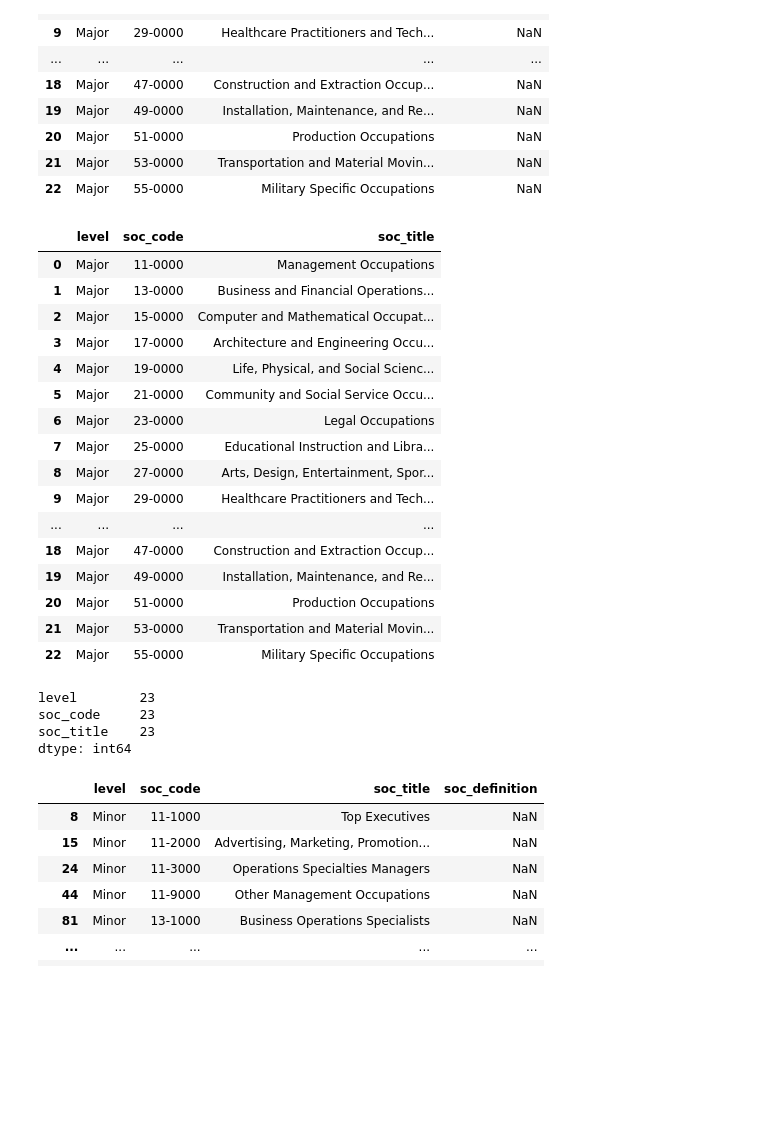
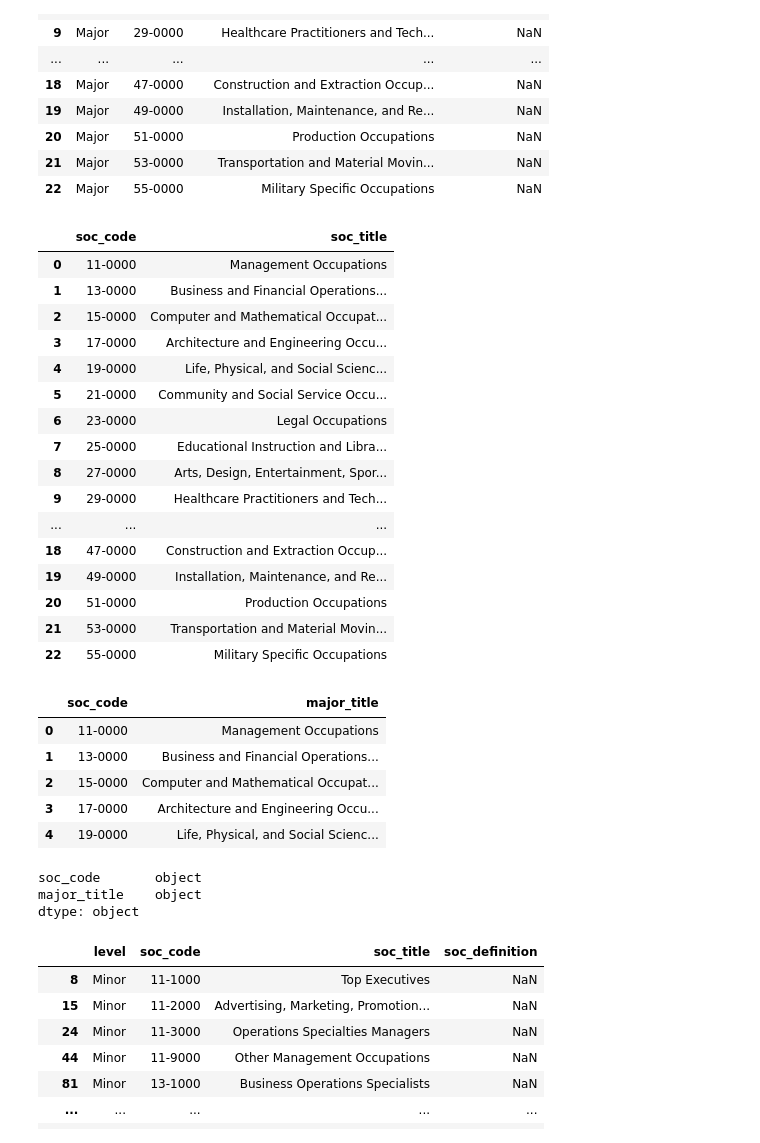
Before and after one commit to GGGOJO/ETL_project, a Jupyter notebook: ETL_Project.ipynb, the cells around one changed output. Cells and saved outputs as stored; diff of their text form; code cells hidden in the pictures; blank space fills up the shorter version.

```diff
--- a/ETL_Project.ipynb
+++ b/ETL_Project.ipynb
@@ -19,10 +20,13 @@ downloaded March 14, 2021 |
 1,447 records
 # %%
 import pandas as pd
+import numpy as np
+import sqlalchemy
+from sqlalchemy import create_engine
 
-# File to Load (Remember to Change These According to the Path)
-# Read School and Student Data File and store into Pandas DataFrames
-soc_df = pd.read_excel('./Week12_ETL_Activities/Resources/soc_2018_definitions.xlsx')
+# EXTRACT: a file into jupyter notebook (Remember to Change These According to the Path)
+# Read soc data file and store into Pandas DataFrames
+soc_df = pd.read_excel('./Resources/soc_2018_definitions.xlsx')
 
 soc_df.head(30)
 # %% [output]
@@ -138,32 +147,43 @@ major_soc_df
 | 20 | Major | 51-0000 | Production Occupations | NaN |
 | 21 | Major | 53-0000 | Transportation and Material Movin... | NaN |
 | 22 | Major | 55-0000 | Military Specific Occupations | NaN |
+# %%
+# MAJOR DATAFRAME
+# Drop this column because it's all NaN
+major_soc_df = major_soc_df.drop(columns = {'soc_definition', 'level'})
+major_soc_df
+# %% [output]
+|  | soc_code | soc_title |
+| 0 | 11-0000 | Management Occupations |
+| 1 | 13-0000 | Business and Financial Operations... |
+| 2 | 15-0000 | Computer and Mathematical Occupat... |
+| 3 | 17-0000 | Architecture and Engineering Occu... |
+| 4 | 19-0000 | Life, Physical, and Social Scienc... |
+| 5 | 21-0000 | Community and Social Service Occu... |
+| 6 | 23-0000 | Legal Occupations |
+| 7 | 25-0000 | Educational Instruction and Libra... |
+| 8 | 27-0000 | Arts, Design, Entertainment, Spor... |
+| 9 | 29-0000 | Healthcare Practitioners and Tech... |
+| ... | ... | ... |
+| 18 | 47-0000 | Construction and Extraction Occup... |
+| 19 | 49-0000 | Installation, Maintenance, and Re... |
+| 20 | 51-0000 | Production Occupations |
+| 21 | 53-0000 | Transportation and Material Movin... |
+| 22 | 55-0000 | Military Specific Occupations |
 # %%
-major_soc_df = major_soc_df.drop(columns = 'soc_definition')
-major_soc_df
+major_soc_df = major_soc_df.rename(columns = {'soc_title': 'major_title'})
+major_soc_df.head()
 # %% [output]
-|  | level | soc_code | soc_title |
-| 0 | Major | 11-0000 | Management Occupations |
-| 1 | Major | 13-0000 | Business and Financial Operations... |
-| 2 | Major | 15-0000 | Computer and Mathematical Occupat... |
-| 3 | Major | 17-0000 | Architecture and Engineering Occu... |
-| 4 | Major | 19-0000 | Life, Physical, and Social Scienc... |
-| 5 | Major | 21-0000 | Community and Social Service Occu... |
-| 6 | Major | 23-0000 | Legal Occupations |
-| 7 | Major | 25-0000 | Educational Instruction and Libra... |
-| 8 | Major | 27-0000 | Arts, Design, Entertainment, Spor... |
-| 9 | Major | 29-0000 | Healthcare Practitioners and Tech... |
-| ... | ... | ... | ... |
-| 18 | Major | 47-0000 | Construction and Extraction Occup... |
-| 19 | Major | 49-0000 | Installation, Maintenance, and Re... |
-| 20 | Major | 51-0000 | Production Occupations |
-| 21 | Major | 53-0000 | Transportation and Material Movin... |
-| 22 | Major | 55-0000 | Military Specific Occupations |
+|  | soc_code | major_title |
+| 0 | 11-0000 | Management Occupations |
+| 1 | 13-0000 | Business and Financial Operations... |
+| 2 | 15-0000 | Computer and Mathematical Occupat... |
+| 3 | 17-0000 | Architecture and Engineering Occu... |
+| 4 | 19-0000 | Life, Physical, and Social Scienc... |
 # %%
-major_soc_df.count()
+major_soc_df.dtypes
 # %% [output]
-level        23
-soc_code     23
-soc_title    23
-dtype: int64
+soc_code       object
+major_title    object
+dtype: object
 # %%
```
Also changed, not shown: parts of 53 cells of this notebook, 8 other files.
